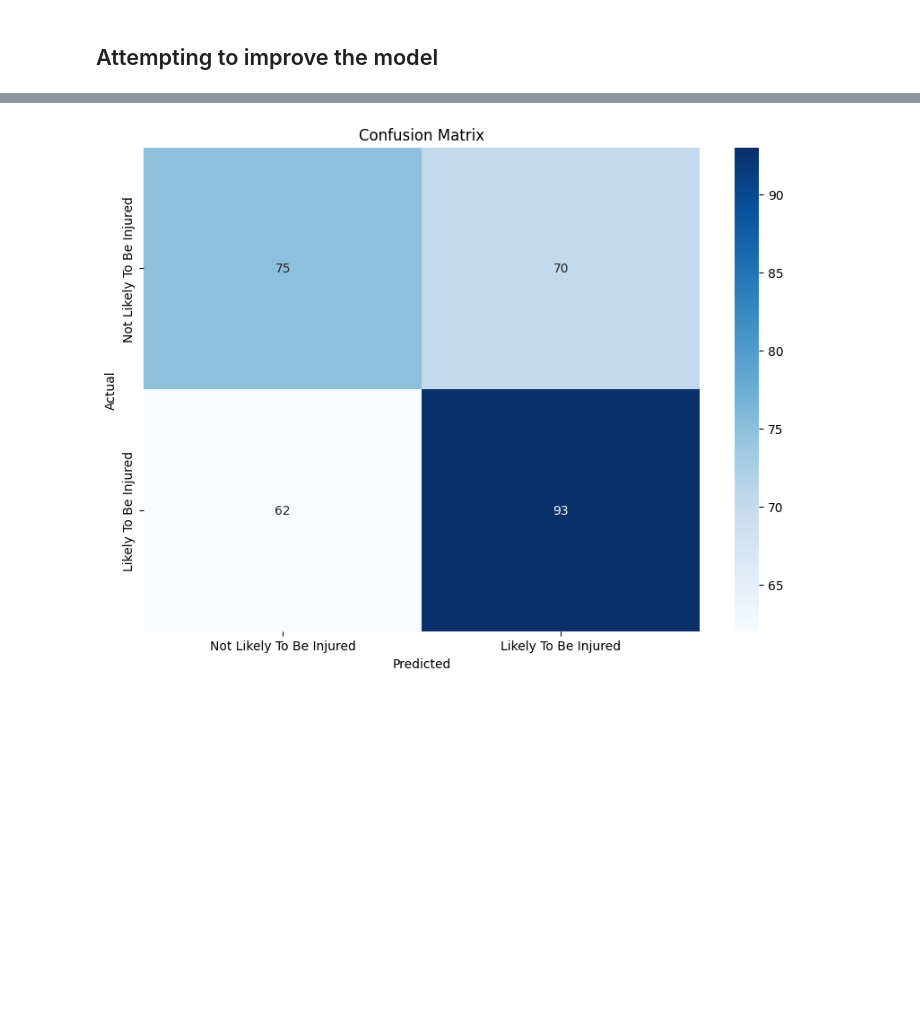
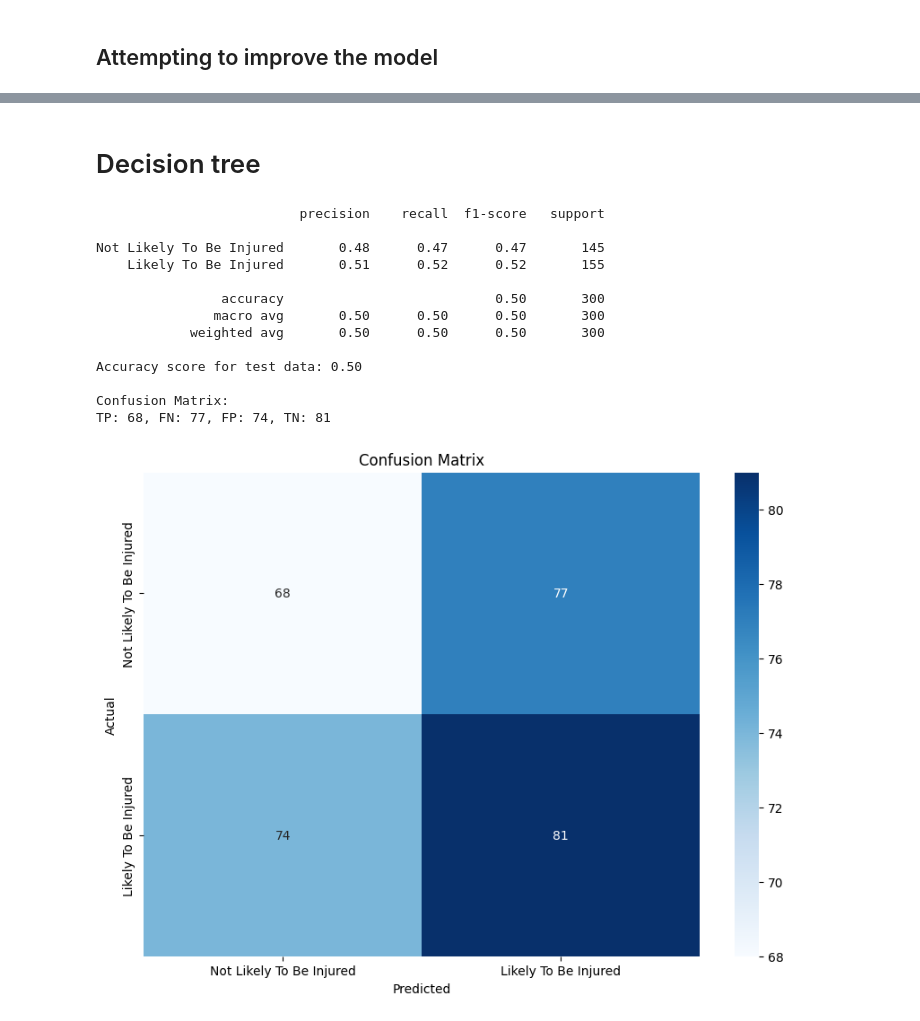
Before and after one commit to KillordTheOG/DataMining_InjuryPrevention, a Jupyter notebook: injury_prevention_project.ipynb, the cells around one changed output, grey strips where cells are left out. Cells and saved outputs as stored; diff of their text form; code cells hidden in the pictures; blank space fills up the shorter version.

```diff
--- a/injury_prevention_project.ipynb
+++ b/injury_prevention_project.ipynb
@@ -233,15 +262,64 @@ TP: 75, FN: 70, FP: 62, TN: 93
-# %%
-import seaborn as sns
-import matplotlib.pyplot as plt
-
-# Define custom target names
-target_names = ['Not Likely To Be Injured', 'Likely To Be Injured']
-
-plt.figure(figsize=(10, 7))
-sns.heatmap(cm, annot=True, fmt='d', cmap='Blues', xticklabels=target_names, yticklabels=target_names)
-plt.xlabel('Predicted')
-plt.ylabel('Actual')
-plt.title('Confusion Matrix')
-plt.show()
-# %% [output]
-[figure, removed]
+# %% [markdown]
+# Decision tree
+# %%
+from sklearn.model_selection import train_test_split
+from sklearn.tree import DecisionTreeClassifier
+from sklearn.metrics import classification_report, confusion_matrix, accuracy_score
+import seaborn as sns
+import matplotlib.pyplot as plt
+
+injury_dataset = pd.read_csv('injury_data.csv')
+
+# Split the dataset into features (X) and target variable (Y)
+X = injury_dataset.drop('Likelihood_of_Injury', axis=1)
+Y = injury_dataset['Likelihood_of_Injury']
+
+X_train, X_test, y_train, y_test = train_test_split(X, Y, test_size=0.3, random_state=42)
+
+# Initialize the Decision Tree classifier
+tree_model = DecisionTreeClassifier(random_state=42)
+
+# Train the model
+tree_model.fit(X_train, y_train)
+
+y_pred = tree_model.predict(X_test)
+
+# Define custom target names
+target_names = ['Not Likely To Be Injured', 'Likely To Be Injured']
+
+# Print the classification report
+print(classification_report(y_test, y_pred, target_names=target_names))
+
+# Generate the confusion matrix
+cm = confusion_matrix(y_test, y_pred)
+TP, FN, FP, TN = cm.ravel()
+
+# Print the accuracy score
+accuracy = accuracy_score(y_test, y_pred)
+print(f'Accuracy score for test data: {accuracy:.2f}\n')
+
+print("Confusion Matrix:")
+print(f"TP: {TP}, FN: {FN}, FP: {FP}, TN: {TN}")
+
+# Plot the confusion matrix
+plt.figure(figsize=(10, 7))
+sns.heatmap(cm, annot=True, fmt='d', cmap='Blues', xticklabels=target_names, yticklabels=target_names)
+plt.xlabel('Predicted')
+plt.ylabel('Actual')
+plt.title('Confusion Matrix')
+plt.show()
+# %% [output]
+                          precision    recall  f1-score   support
+
+Not Likely To Be Injured       0.48      0.47      0.47       145
+    Likely To Be Injured       0.51      0.52      0.52       155
+
+                accuracy                           0.50       300
+               macro avg       0.50      0.50      0.50       300
+            weighted avg       0.50      0.50      0.50       300
+
+Accuracy score for test data: 0.50
+
+Confusion Matrix:
+TP: 68, FN: 77, FP: 74, TN: 81
+[figure, added]
```
Also changed, not shown: parts of 21 cells of this notebook, 1 other file.
